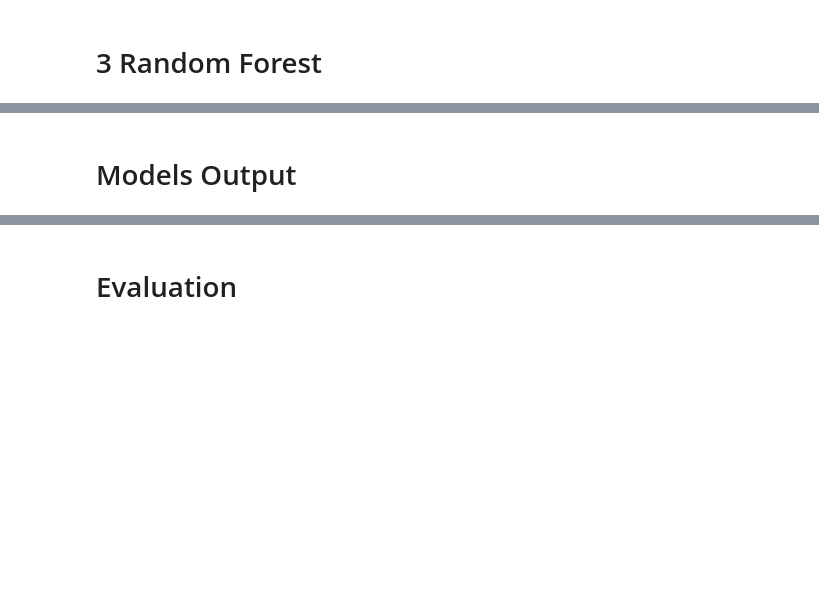
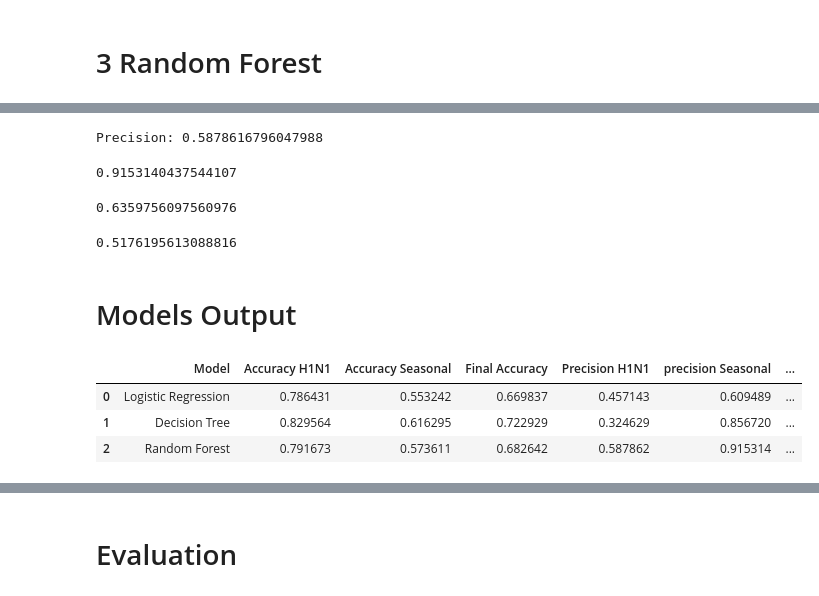
Before and after one commit to BrianKip035/Phase3-project, a Jupyter notebook: index.ipynb, the cells around one changed output, grey strips where cells are left out. Drawn from its saved outputs; the diff is of its cells as text; code cells hidden in the pictures; blank space fills up the shorter version.

```diff
--- a/index.ipynb
+++ b/index.ipynb
@@ -1201,16 +1263,42 @@ forest_rec2
+# %%
+# Calculate precision score of the model on test data
+forest_precision = precision_score(y_train_preds, y_test_H1N1)
+print('Precision:', forest_precision)
+# %% [output]
+Precision: 0.5878616796047988
+# %%
+forest_precision2 = precision_score(y_train_preds2, y_test_H1N1)
+print(forest_precision2)
+# %% [output]
+0.9153140437544107
+# %%
+forest_recall = recall_score(y_train_preds, y_test_seasvacc)
+print(forest_recall)
+# %% [output]
+0.6359756097560976
+# %%
+forest_recall2 = recall_score(y_train_preds2, y_test_seasvacc)
+print(forest_recall2)
+# %% [output]
+0.5176195613088816
 # %% [markdown]
 # Models Output
 # %%
-data = {'Model':["Logistic Regression", "KNN", "Decision Tree", 'Random Forest'],
-        'Accuracy H1N1': [log_acc, knn_acc, entropy1, forest_acc],
-        'Accuracy Seasonal':[log_acc2, knn_acc2, entropy2, forest_acc2],
-        'Final Accuracy':[log_acc_final, acc_knn, tree_acc_final, final_forest],
-        'Precision H1N1':[log_pre, knn_pre, tree_pre, forest_pre],
-        'precision Seasonal':[log_pre2, knn_pre2, tree_pre2, forest_pre2],
-        'Recall H1N1':[log_rec, knn_rec, tree_rec, forest_rec],
-        'Recall seasonal':[log_rec2, knn_rec2, tree_rec2, forest_rec2]
+data = {'Model':["Logistic Regression", "Decision Tree", 'Random Forest'],
+        'Accuracy H1N1': [logistic_accuracy, entropy_accuracy1, forest_accuracy_score1],
+        'Accuracy Seasonal':[logistic_accuracy2, entropy_accuracy2, forest_accuracy_score2],
+        'Final Accuracy':[logistic_accuracy_final,final_entropy_accuracy, final_forest],
+        'Precision H1N1':[logistic_precession, tree_precision, forest_precision],
+        'precision Seasonal':[logistic_precession2, tree_precision_2, forest_precision2],
+        'Recall H1N1':[logistic_recall, tree_recall, forest_recall],
+        'Recall seasonal':[logistic_recall2, tree_recall2, forest_recall2]
        }
 output = pd.DataFrame(data)
 
 output
+# %% [output]
+|  | Model | Accuracy H1N1 | Accuracy Seasonal | Final Accuracy | Precision H1N1 | precision Seasonal | ... |
+| 0 | Logistic Regression | 0.786431 | 0.553242 | 0.669837 | 0.457143 | 0.609489 | ... |
+| 1 | Decision Tree | 0.829564 | 0.616295 | 0.722929 | 0.324629 | 0.856720 | ... |
+| 2 | Random Forest | 0.791673 | 0.573611 | 0.682642 | 0.587862 | 0.915314 | ... |
 # %%
```
Also changed, not shown: parts of 47 cells of this notebook.
